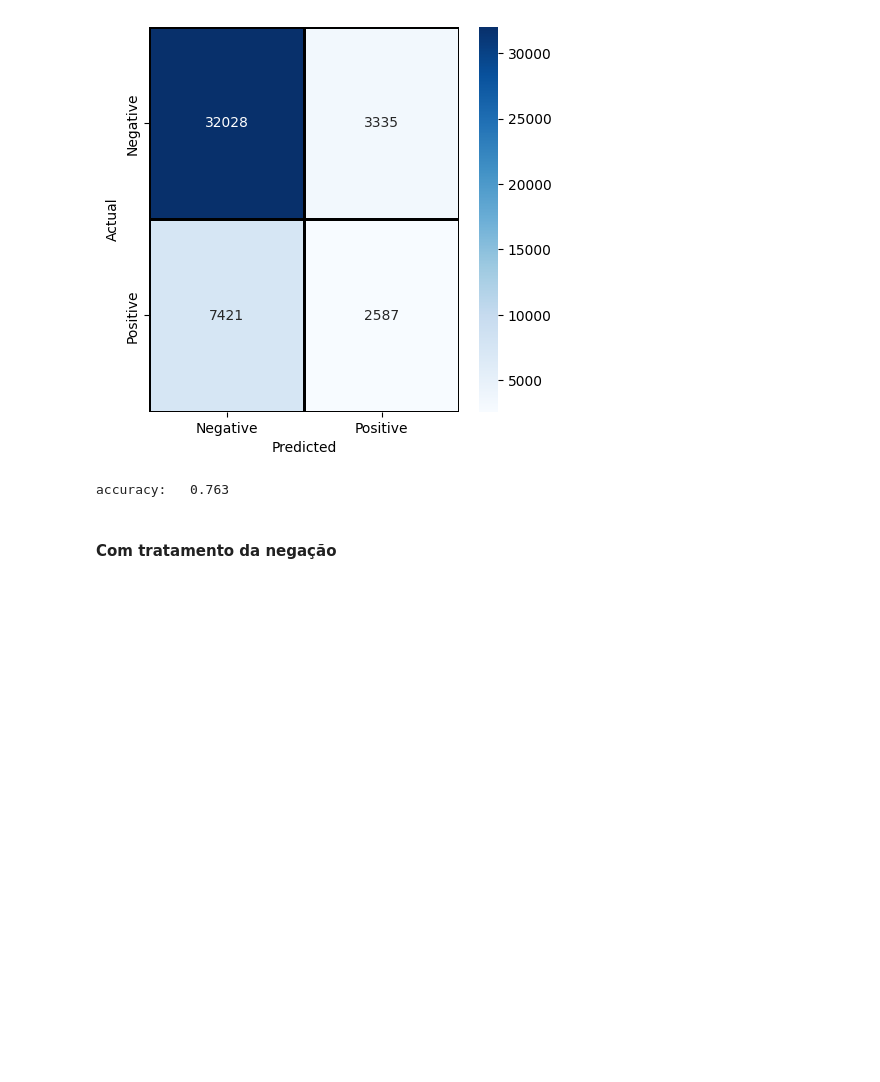
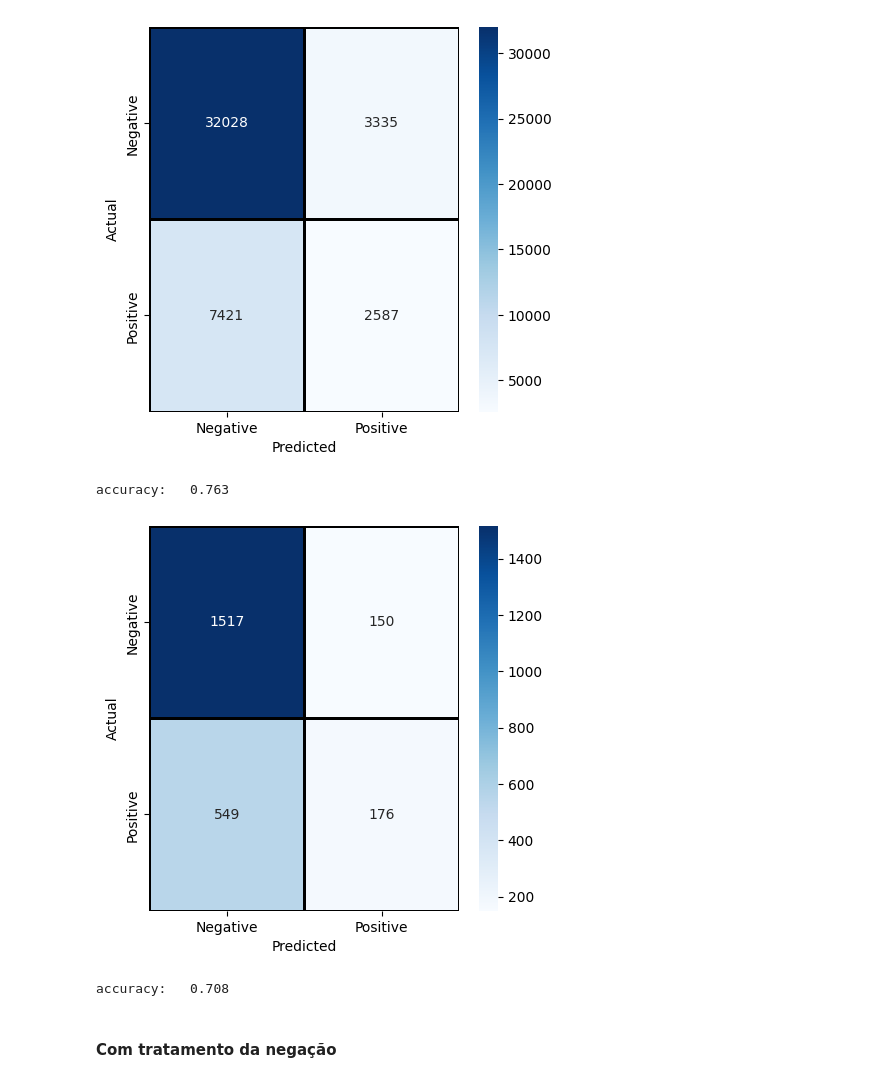
Before and after one commit to reneporto/Text_Mining_Python, a Jupyter notebook: Trabalho_text_mining_RP_RR.ipynb, the cells around one changed output. Cells and saved outputs as stored; diff of their text form; code cells hidden in the pictures; blank space fills up the shorter version.

```diff
--- a/Trabalho_text_mining_RP_RR.ipynb
+++ b/Trabalho_text_mining_RP_RR.ipynb
@@ -240,7 +246,7 @@ def sentiment_lex(df, column_name):
 # %%
 #https://medium.com/analytics-vidhya/sentiment-analysis-movies-reviews-b299de4bb1aa
 
-def plot_confusion_matrix_accurancy(df, col_pred, col_actual):
+def plot_confusion_matrix_accuracy(df, col_pred, col_actual):
     """
     Function that returns a confusion matrix and accurancy
     Arguments:
@@ -382,6 +389,11 @@ df['bag'] = create_bag_Word_Corpus(df, 'review', neg=False)
 df['bag_neg'] = create_bag_Word_Corpus(df, 'review', neg=True)
 df['sentiment_lex'] = sentiment_lex(df, 'bag')
 df['sentiment_lex_neg'] = sentiment_lex(df, 'bag_neg')
+# %%
+df_test['bag'] = create_bag_Word_Corpus(df_test, 'review', neg=False)
+df_test['bag_neg'] = create_bag_Word_Corpus(df_test, 'review', neg=True)
+df_test['sentiment_lex'] = sentiment_lex(df_test, 'bag')
+df_test['sentiment_lex_neg'] = sentiment_lex(df_test, 'bag_neg')
 # %% [markdown]
 #### Sem tratamento da negação
 # %%
@@ -389,6 +401,11 @@ plot_confusion_matrix_accurancy(df, 'sentiment', 'sentiment_lex')
 # %% [output]
 [figure]
 accuracy:   0.763
+# %%
+plot_confusion_matrix_accuracy(df_test, 'sentiment', 'sentiment_lex')
+# %% [output]
+[figure, added]
+accuracy:   0.708
 # %% [markdown]
 #### Com tratamento da negação
 # %%
```
Also changed, not shown: parts of 34 cells of this notebook.
